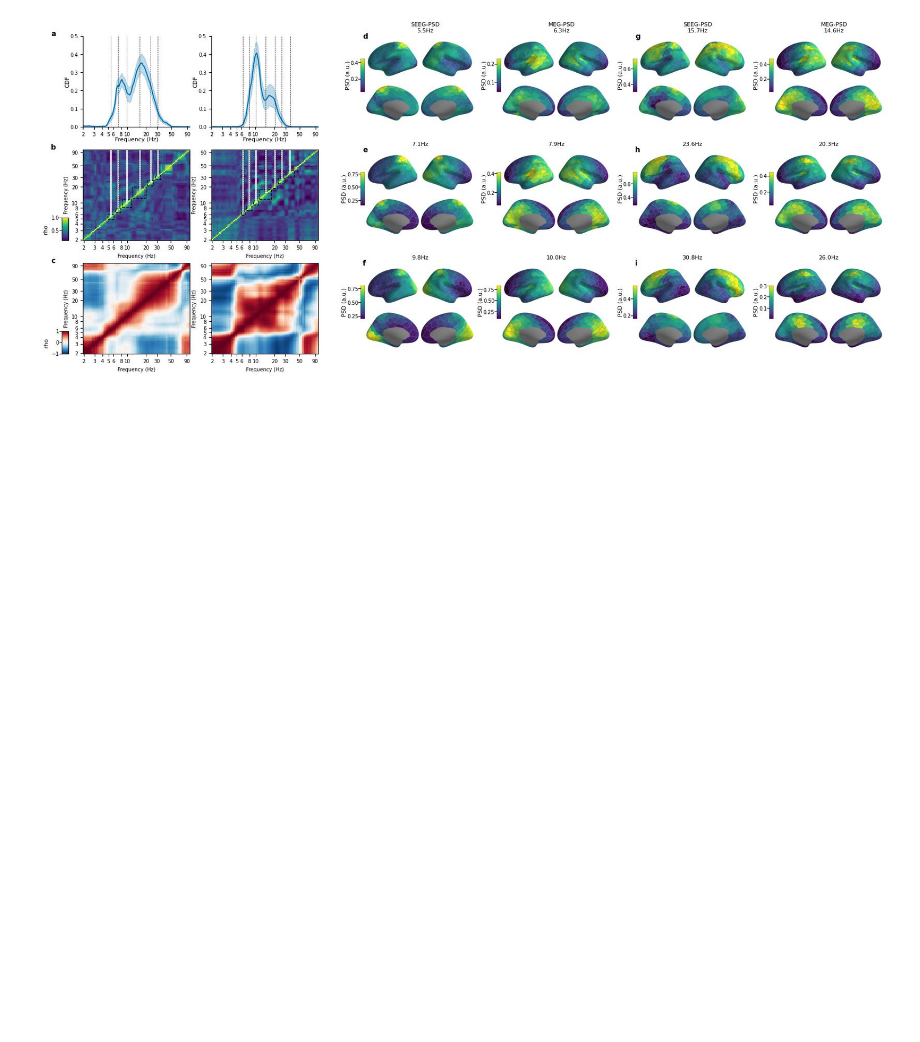
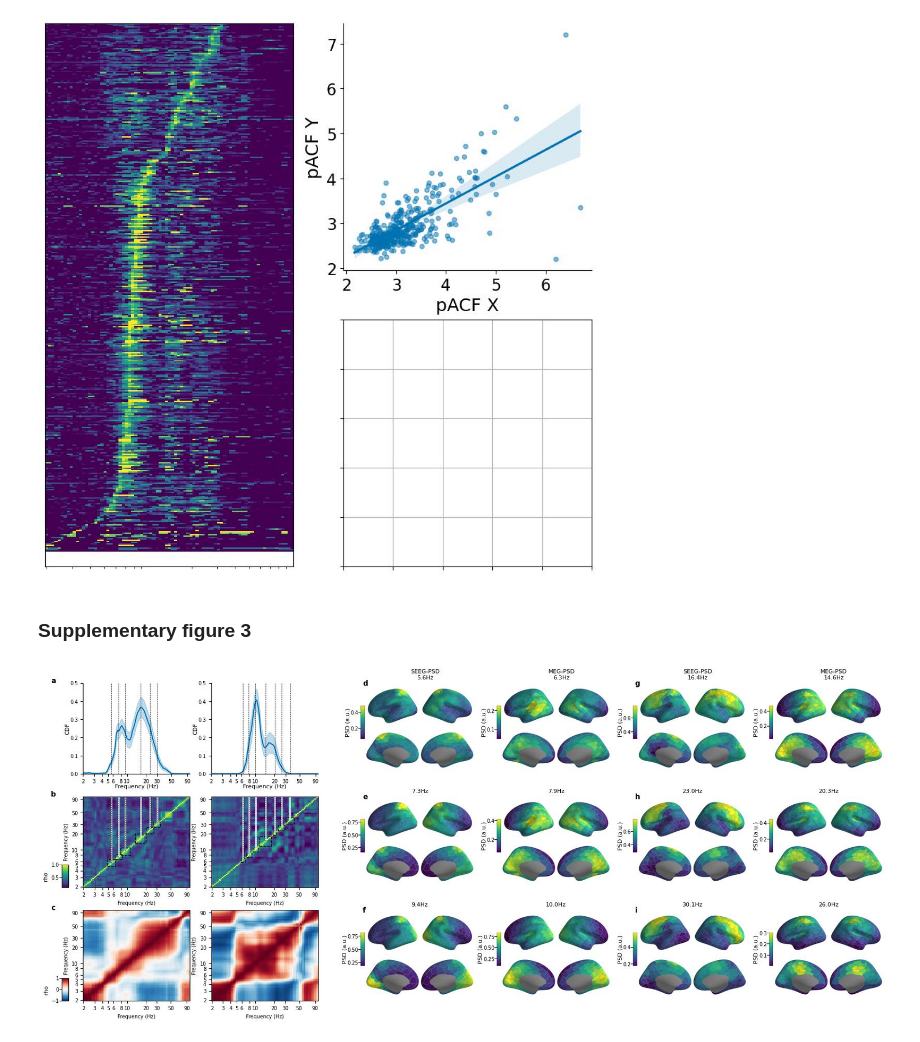
Before and after one commit to palvalab/discovering_rhythmicity, a Jupyter notebook: plot_figure_3_cohort.ipynb, the cells around one changed output. Drawn from its saved outputs; the diff is of its cells as text; code cells hidden in the pictures; blank space fills up the shorter version.

```diff
--- a/plot_figure_3_cohort.ipynb
+++ b/plot_figure_3_cohort.ipynb
@@ -61,3 +50,6 @@ mpl.rc('font', family='sans-serif')
+# %%
+submission_data_path = os.path.join('..', '..', 'meso_submission_data')
+fsaverage_path = os.path.join(submission_data_path, 'anatomy', 'fsaverage')
 # %%
 n_cortical = 400
 lags_cycles = np.arange(200)/10
@@ -172,0 +69,17 @@ meg_noise_with_notch[61:] = 3.3
+# %%
+cohort_seeg_pac_values = np.load(os.path.join(submission_data_path, 'SEEG', 'cohort_seeg_pac_values.npy'))
+cohort_seeg_pac_significant = np.load(os.path.join(submission_data_path, 'SEEG', 'cohort_seeg_pac_significant.npy'))
+
+cohort_seeg_pac_known = np.delete(cohort_seeg_pac_values[:, -402:], unk_idx, axis=1)
+cohort_seeg_pac_known_significant = np.delete(cohort_seeg_pac_significant[:, -402:], unk_idx, axis=1)
+
+seeg_pac_values = np.nanmean(cohort_seeg_pac_values, axis=0)
+seeg_pac_significant = np.nanmean(cohort_seeg_pac_significant, axis=0)
+
+known_pac_significant = np.delete(seeg_pac_significant[-402:], unk_idx, axis=0)
+known_pac_values = np.delete(seeg_pac_values[-402:], unk_idx, axis=0)
+
+sign_ratio_boot = bootstrap_statistic(cohort_seeg_pac_known_significant)
+
+seeg_ratio_mean = np.nanmean(sign_ratio_boot, axis=(0,1))
+seeg_ratio_ci = np.nanpercentile(np.nanmean(sign_ratio_boot, axis=1), (5,95), axis=0)
@@ -724,0 +444,34 @@ meg_ratio_cdf = np.cumsum(meg_ratio_cdf, axis=0)
+# %%
+fig = plt.figure(figsize=(10,10))
+gs = fig.add_gridspec(nrows=2, ncols=2)
+
+ax_pacf = fig.add_subplot(gs[:, 0])
+ax_hm = fig.add_subplot(gs[1,1])
+ax_corr = fig.add_subplot(gs[0,1])
+
+ax_pacf.pcolormesh(f_vals, np.arange(400), known_pac_significant[parcel_cohort_idx], cmap='viridis', vmax=0.65, rasterized=True)
+ax_pacf.set_xscale('log')
+
+# ax_corr.scatter(known_pac_values[:, 30], known_pac_values[:, 32], s=1, alpha=0.5)
+sns.regplot(x=known_pac_values[:, 30], y=known_pac_values[:, 32], ax=ax_corr, scatter_kws={'s':20, 'alpha':0.5})
+ax_hm.grid(True)
+
+# ax_hm.set_xticks([])
+# ax_hm.set_yticks([])
+
+ax_hm.set_xticklabels([])
+ax_hm.set_yticklabels([])
+
+ax_pacf.set_xticks([])
+ax_pacf.set_yticks([])
+
+ax_corr.set_xlabel('pACF X', fontsize=18)
+ax_corr.set_ylabel('pACF Y', fontsize=18)
+ax_corr.tick_params(labelsize=16)
+
+ax_corr.spines['top'].set_visible(False)
+ax_corr.spines['right'].set_visible(False)
+# %% [output]
+[figure, added]
+# %% [markdown]
+### Supplementary figure 3
```
Also changed, not shown: parts of 77 cells of this notebook, 13 other files.
